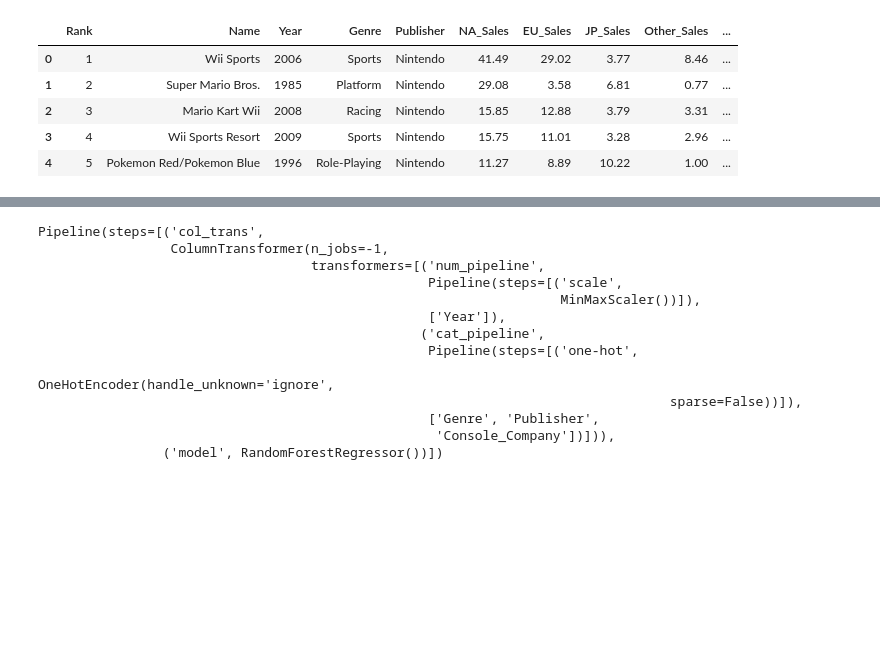
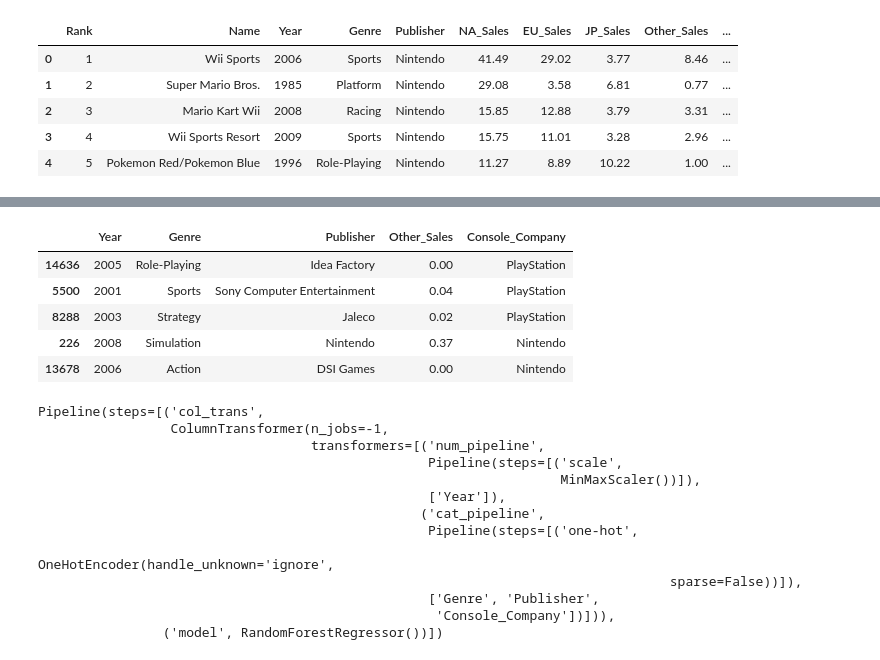
Before and after one commit to IreneBurresi/Videogames-sales-analysis, a Jupyter notebook: Videogames_sales_analysis_notebook.ipynb, the cells around one changed output, grey strips where cells are left out. Saved outputs shown, nothing was run; the diff lists cells and outputs as text; code cells hidden in the pictures; blank space fills up the shorter version.

```diff
--- a/Videogames_sales_analysis_notebook.ipynb
+++ b/Videogames_sales_analysis_notebook.ipynb
@@ -406,3 +432,16 @@ df_global.head()
+# %%
+# Dataset for Other sales predictor
+
+df_other = df_cleaned.drop(axis=1, labels=["Rank", "Name", "Global_Sales", "EU_Sales", "JP_Sales", "NA_Sales"])
+df_other = df_other.sample(frac=1)
+df_other.head()
+# %% [output]
+|  | Year | Genre | Publisher | Other_Sales | Console_Company |
+| 14636 | 2005 | Role-Playing | Idea Factory | 0.00 | PlayStation |
+| 5500 | 2001 | Sports | Sony Computer Entertainment | 0.04 | PlayStation |
+| 8288 | 2003 | Strategy | Jaleco | 0.02 | PlayStation |
+| 226 | 2008 | Simulation | Nintendo | 0.37 | Nintendo |
+| 13678 | 2006 | Action | DSI Games | 0.00 | Nintendo |
 # %%
 from sklearn.preprocessing import OneHotEncoder, MinMaxScaler
 from sklearn.compose import ColumnTransformer
```
Also changed, not shown: parts of 11 cells of this notebook, 15 other files.
